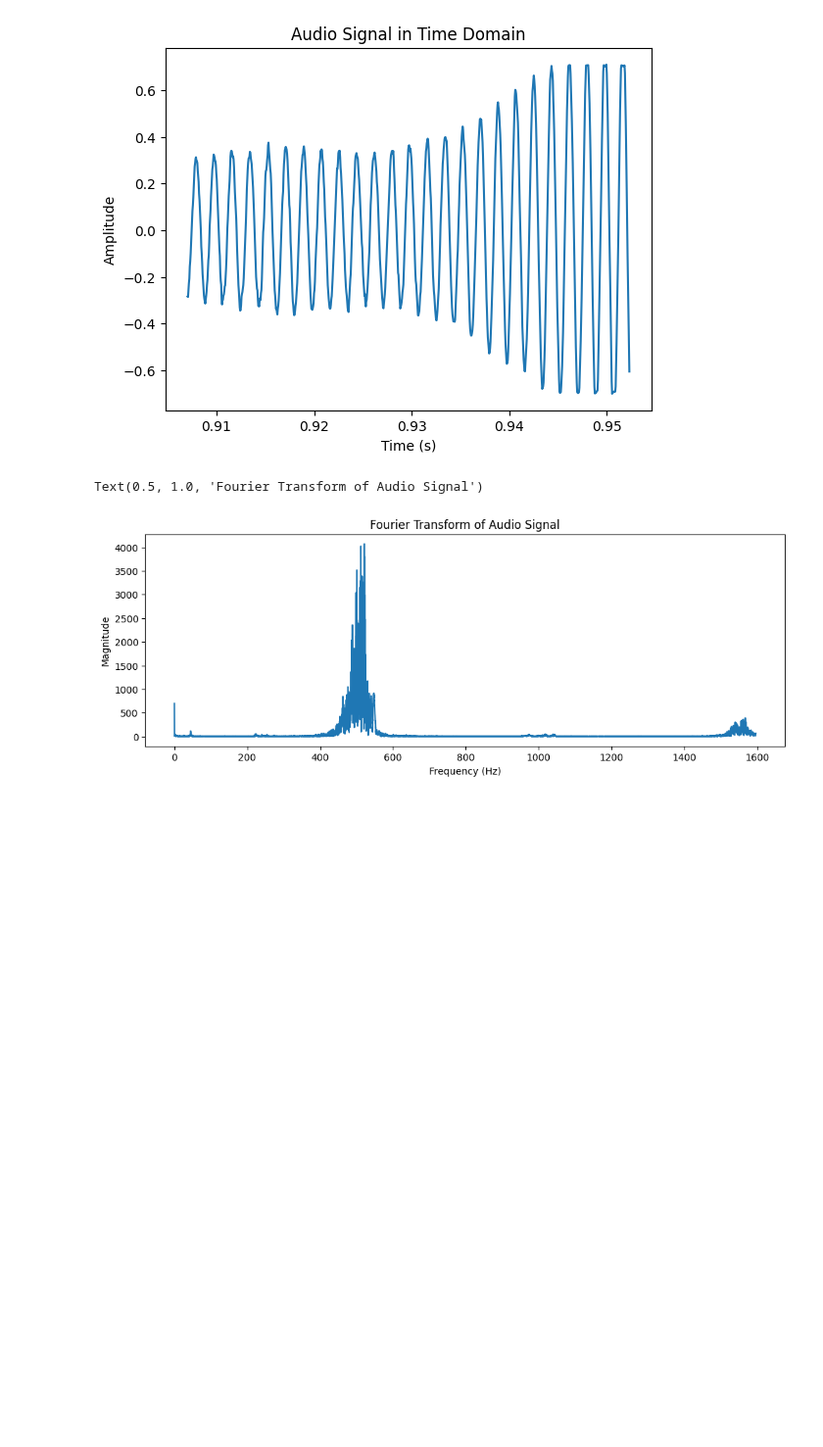
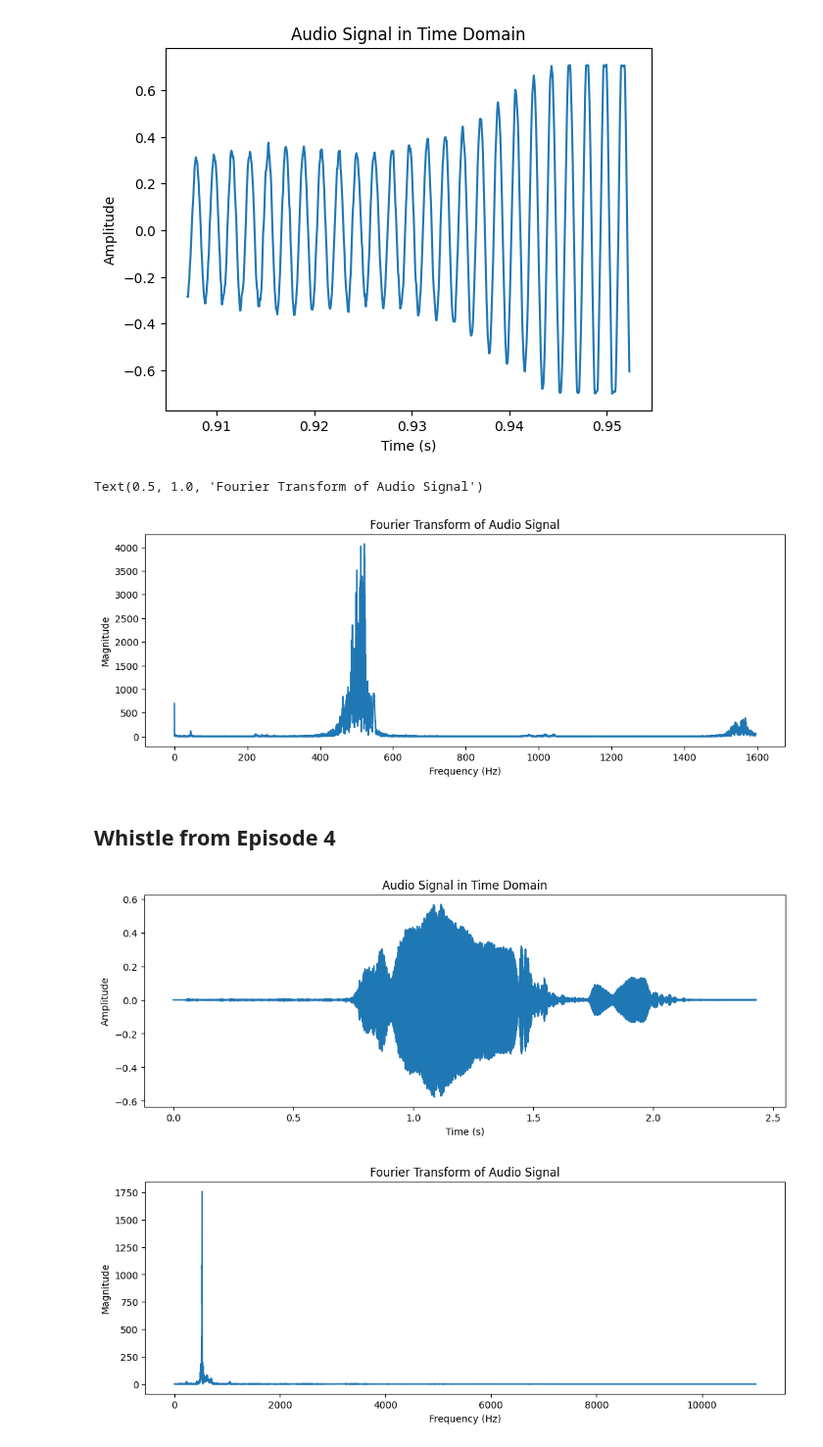
Before and after one commit to arizonaCameraLab/computationalImaging, a Jupyter notebook: Chapter2ForwardModels/FourierAnalysisOfSound.ipynb, the cells around one changed output. Shown at 98% size. Cells and saved outputs as stored; diff of their text form; code cells hidden in the pictures; blank space fills up the shorter version.

```diff
--- a/Chapter2ForwardModels/FourierAnalysisOfSound.ipynb
+++ b/Chapter2ForwardModels/FourierAnalysisOfSound.ipynb
@@ -114,3 +116,35 @@ plt.title('Fourier Transform of Audio Signal')
 # %% [output]
 Text(0.5, 1.0, 'Fourier Transform of Audio Signal')
 [figure]
+# %% [markdown]
+## Whistle from Episode 4
+# %%
+# Load the audio file
+audio_data, sample_rate = librosa.load('Sequence 01.mp3')
+
+# Convert to numpy array
+audio_array = np.array(audio_data)
+# %%
+# Time domain plot
+time = np.arange(0, len(audio_data)) / sample_rate
+plt.figure(figsize=(12, 4))
+plt.plot(time, audio_data)
+plt.xlabel('Time (s)')
+plt.ylabel('Amplitude')
+plt.title('Audio Signal in Time Domain')
+
+# Fourier transform
+fft_data = np.fft.fft(audio_data)
+frequencies = np.fft.fftfreq(len(fft_data), 1/sample_rate)
+
+# Frequency domain plot
+plt.figure(figsize=(12, 4))
+plt.plot(frequencies[:len(frequencies)//2], np.abs(fft_data[:len(fft_data)//2]))
+plt.xlabel('Frequency (Hz)')
+plt.ylabel('Magnitude')
+plt.title('Fourier Transform of Audio Signal')
+
+plt.show()
+# %% [output]
+[figure, added]
+[figure, added]
```
Also changed, not shown: parts of 7 cells of this notebook.
